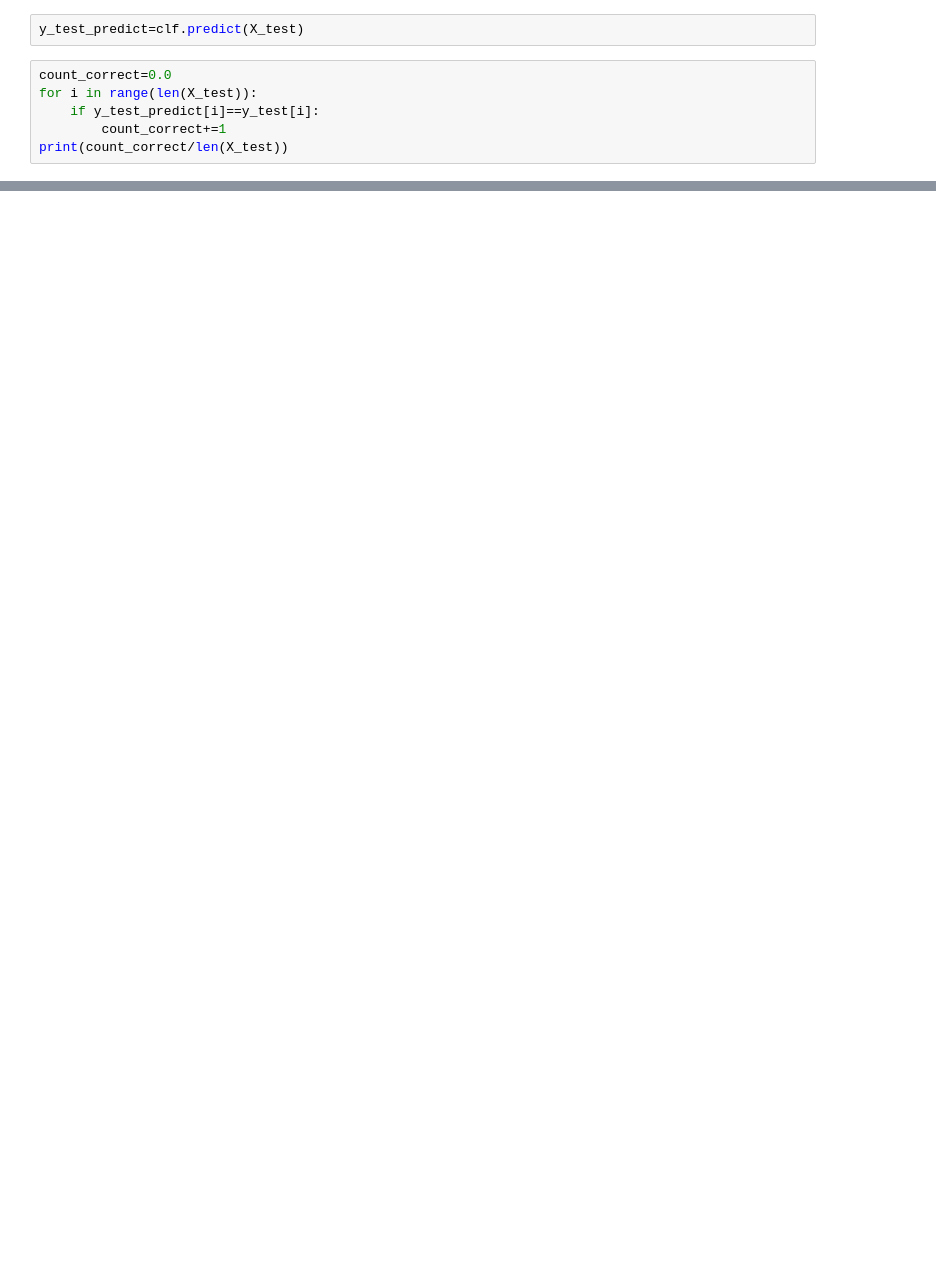
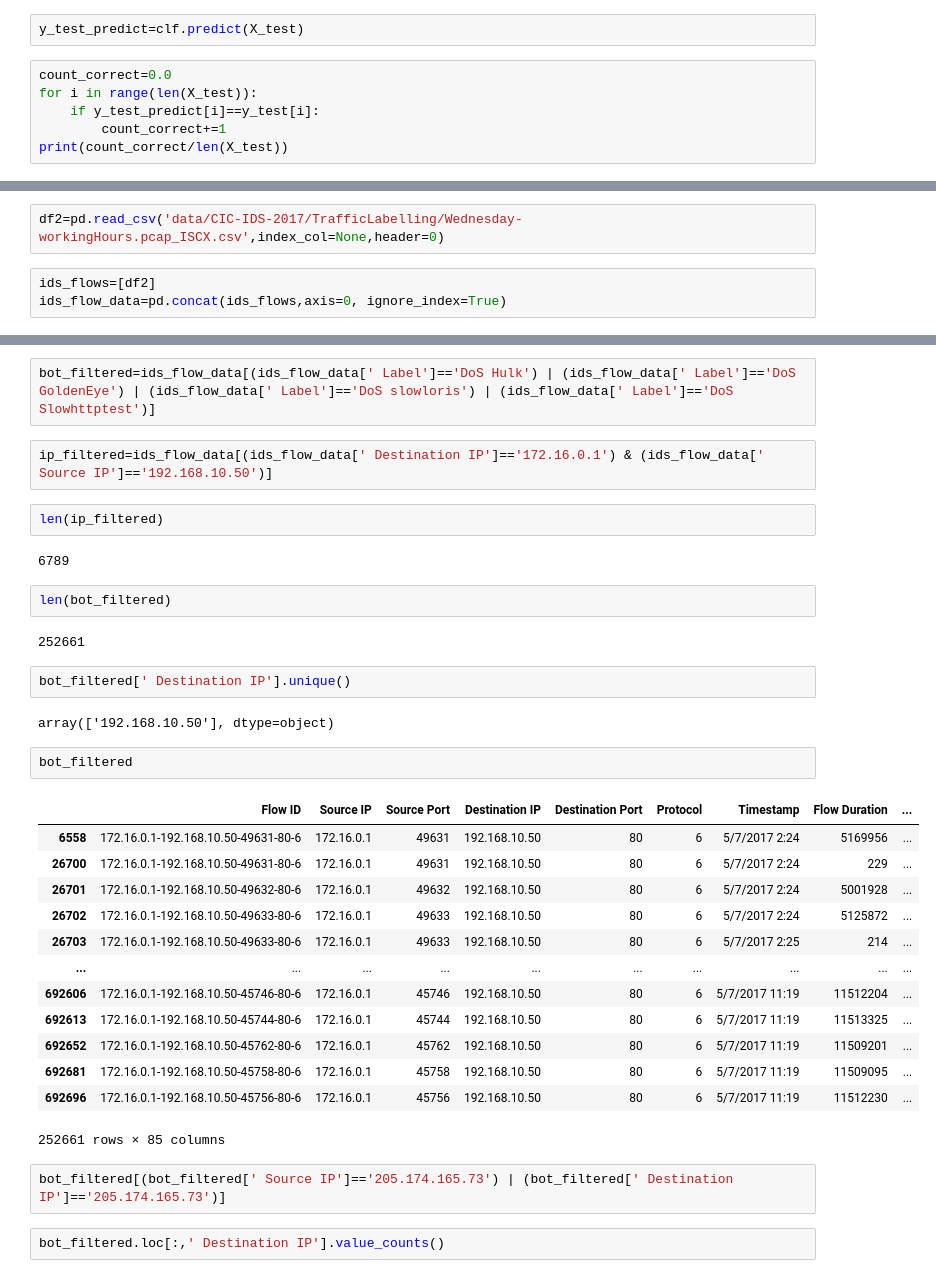
Before and after one commit to arjunbhagoji/network-data-sharing, a Jupyter notebook: cic_ids_analyze.ipynb, the cells around one changed output, grey strips where cells are left out. Drawn from its saved outputs; the diff is of its cells as text; blank space fills up the shorter version.

```diff
--- a/cic_ids_analyze.ipynb
+++ b/cic_ids_analyze.ipynb
@@ -95,0 +130,5 @@ print(count_correct/len(X_test))
+# %%
+df2=pd.read_csv('data/CIC-IDS-2017/TrafficLabelling/Wednesday-workingHours.pcap_ISCX.csv',index_col=None,header=0)
+# %%
+ids_flows=[df2]
+ids_flow_data=pd.concat(ids_flows,axis=0, ignore_index=True)
@@ -95,0 +397,36 @@ print(count_correct/len(X_test))
+# %%
+bot_filtered=ids_flow_data[(ids_flow_data[' Label']=='DoS Hulk') | (ids_flow_data[' Label']=='DoS GoldenEye') | (ids_flow_data[' Label']=='DoS slowloris') | (ids_flow_data[' Label']=='DoS Slowhttptest')]
+# %%
+ip_filtered=ids_flow_data[(ids_flow_data[' Destination IP']=='172.16.0.1') & (ids_flow_data[' Source IP']=='192.168.10.50')]
+# %%
+len(ip_filtered)
+# %% [output]
+6789
+# %%
+len(bot_filtered)
+# %% [output]
+252661
+# %%
+bot_filtered[' Destination IP'].unique()
+# %% [output]
+array(['192.168.10.50'], dtype=object)
+# %%
+bot_filtered
+# %% [output]
+|  | Flow ID | Source IP | Source Port | Destination IP | Destination Port | Protocol | Timestamp | Flow Duration | ... |
+| 6558 | 172.16.0.1-192.168.10.50-49631-80-6 | 172.16.0.1 | 49631 | 192.168.10.50 | 80 | 6 | 5/7/2017 2:24 | 5169956 | ... |
+| 26700 | 172.16.0.1-192.168.10.50-49631-80-6 | 172.16.0.1 | 49631 | 192.168.10.50 | 80 | 6 | 5/7/2017 2:24 | 229 | ... |
+| 26701 | 172.16.0.1-192.168.10.50-49632-80-6 | 172.16.0.1 | 49632 | 192.168.10.50 | 80 | 6 | 5/7/2017 2:24 | 5001928 | ... |
+| 26702 | 172.16.0.1-192.168.10.50-49633-80-6 | 172.16.0.1 | 49633 | 192.168.10.50 | 80 | 6 | 5/7/2017 2:24 | 5125872 | ... |
+| 26703 | 172.16.0.1-192.168.10.50-49633-80-6 | 172.16.0.1 | 49633 | 192.168.10.50 | 80 | 6 | 5/7/2017 2:25 | 214 | ... |
+| ... | ... | ... | ... | ... | ... | ... | ... | ... | ... |
+| 692606 | 172.16.0.1-192.168.10.50-45746-80-6 | 172.16.0.1 | 45746 | 192.168.10.50 | 80 | 6 | 5/7/2017 11:19 | 11512204 | ... |
+| 692613 | 172.16.0.1-192.168.10.50-45744-80-6 | 172.16.0.1 | 45744 | 192.168.10.50 | 80 | 6 | 5/7/2017 11:19 | 11513325 | ... |
+| 692652 | 172.16.0.1-192.168.10.50-45762-80-6 | 172.16.0.1 | 45762 | 192.168.10.50 | 80 | 6 | 5/7/2017 11:19 | 11509201 | ... |
+| 692681 | 172.16.0.1-192.168.10.50-45758-80-6 | 172.16.0.1 | 45758 | 192.168.10.50 | 80 | 6 | 5/7/2017 11:19 | 11509095 | ... |
+| 692696 | 172.16.0.1-192.168.10.50-45756-80-6 | 172.16.0.1 | 45756 | 192.168.10.50 | 80 | 6 | 5/7/2017 11:19 | 11512230 | ... |
+252661 rows × 85 columns
+# %%
+bot_filtered[(bot_filtered[' Source IP']=='205.174.165.73') | (bot_filtered[' Destination IP']=='205.174.165.73')]
+# %%
+bot_filtered.loc[:,' Destination IP'].value_counts()
```
Also changed, not shown: parts of 136 cells of this notebook, 7 other files.
